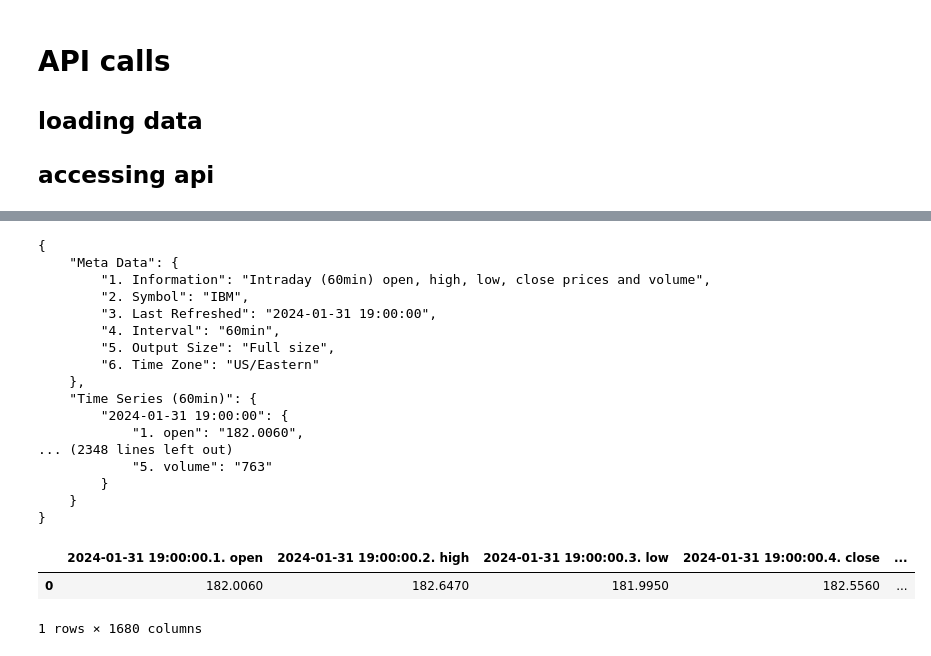
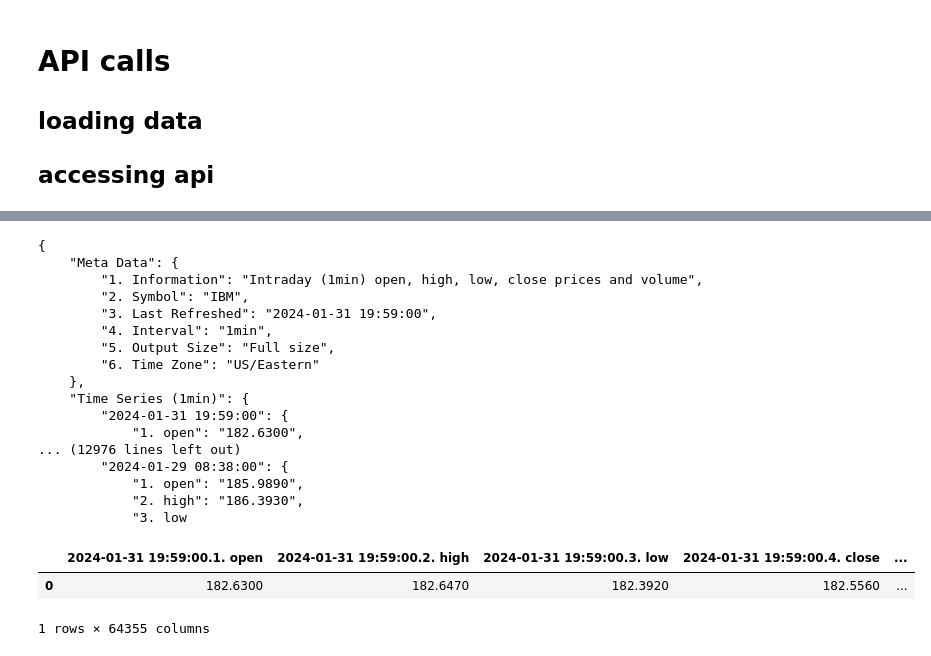
Before and after one commit to CurlyFry53/project-2-stock-data, a Jupyter notebook: cdg_stock_multiple_model.ipynb, the cells around one changed output, grey strips where cells are left out. Saved outputs shown, nothing was run; the diff lists cells and outputs as text; code cells hidden in the pictures.

```diff
--- a/cdg_stock_multiple_model.ipynb
+++ b/cdg_stock_multiple_model.ipynb
@@ -39,36 +39,36 @@ url
 # %%
 # Get the response
 response = requests.get(url)
 
 # Retrieve reviews
 reviews = response.json()
 
 # Print results in JSON format
 print(json.dumps(reviews, indent=4))
 
 # Convert to a data frame
-reviews_df = pd.json_normalize(reviews["Time Series (60min)"])
+reviews_df = pd.json_normalize(reviews[f"Time Series ({interval})"])
 reviews_df
 # %% [output]
 {
     "Meta Data": {
-        "1. Information": "Intraday (60min) open, high, low, close prices and volume",
+        "1. Information": "Intraday (1min) open, high, low, close prices and volume",
         "2. Symbol": "IBM",
-        "3. Last Refreshed": "2024-01-31 19:00:00",
-        "4. Interval": "60min",
+        "3. Last Refreshed": "2024-01-31 19:59:00",
+        "4. Interval": "1min",
         "5. Output Size": "Full size",
         "6. Time Zone": "US/Eastern"
     },
-    "Time Series (60min)": {
-        "2024-01-31 19:00:00": {
-            "1. open": "182.0060",
-... (2348 lines left out)
-            "5. volume": "763"
-        }
-    }
-}
+    "Time Series (1min)": {
+        "2024-01-31 19:59:00": {
+            "1. open": "182.6300",
+... (12976 lines left out)
+        "2024-01-29 08:38:00": {
+            "1. open": "185.9890",
+            "2. high": "186.3930",
+            "3. low
-|  | 2024-01-31 19:00:00.1. open | 2024-01-31 19:00:00.2. high | 2024-01-31 19:00:00.3. low | 2024-01-31 19:00:00.4. close | ... |
-| 0 | 182.0060 | 182.6470 | 181.9950 | 182.5560 | ... |
+|  | 2024-01-31 19:59:00.1. open | 2024-01-31 19:59:00.2. high | 2024-01-31 19:59:00.3. low | 2024-01-31 19:59:00.4. close | ... |
+| 0 | 182.6300 | 182.6470 | 182.3920 | 182.5560 | ... |
-1 rows × 1680 columns
+1 rows × 64355 columns
 # %%
 # Extracting the time series data
```
Also changed, not shown: parts of 10 cells of this notebook.
